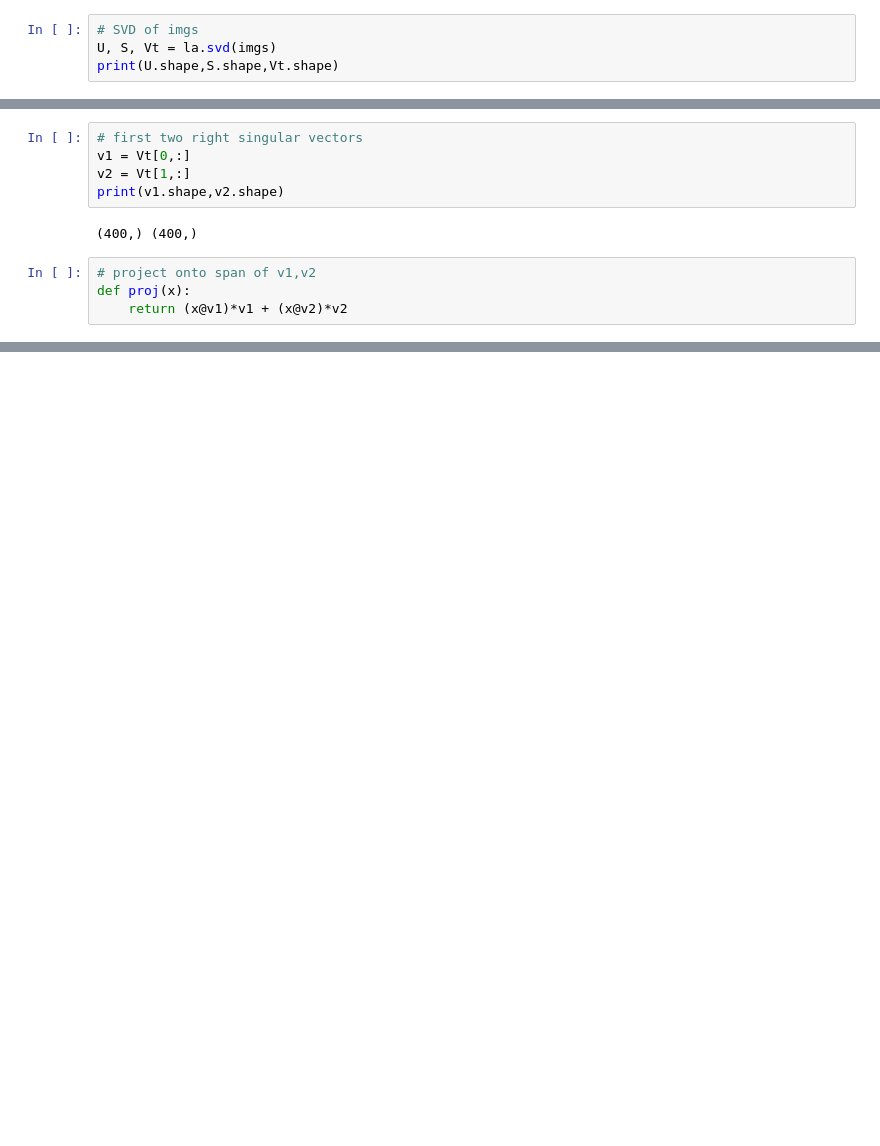
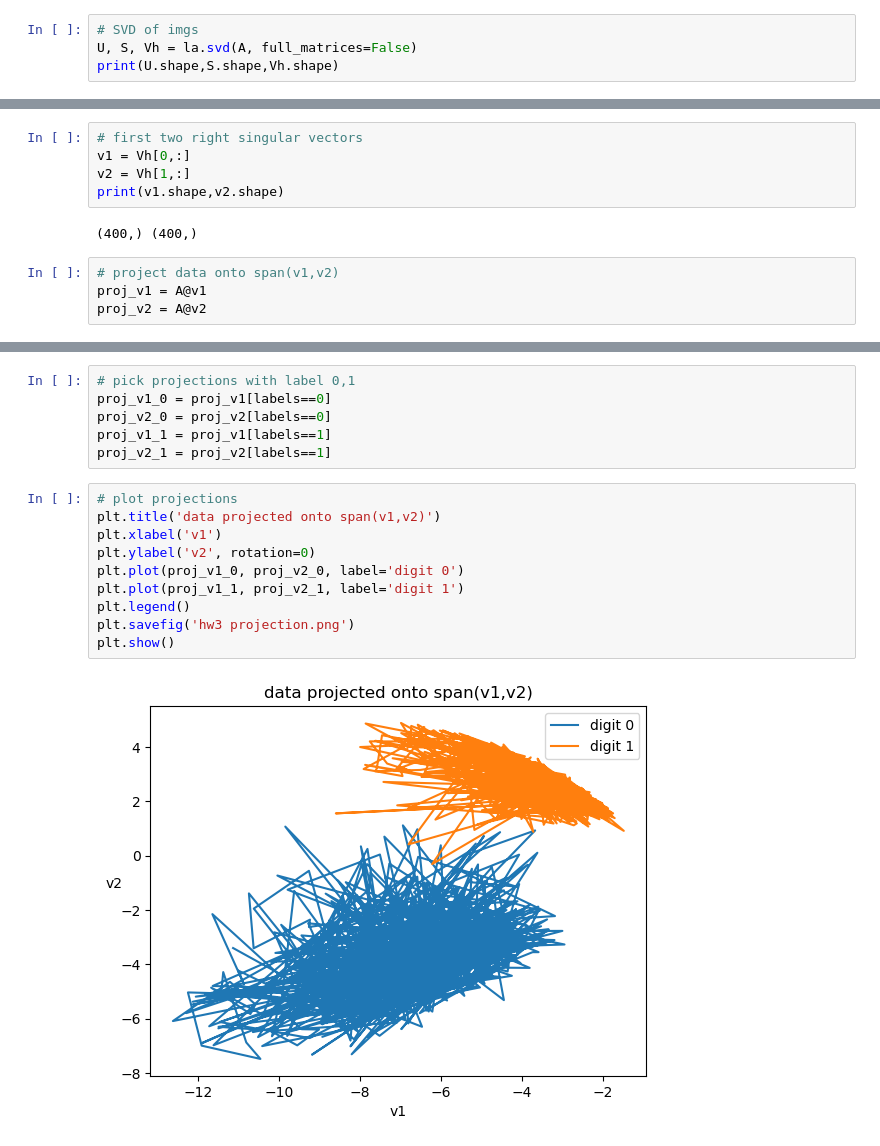
Before and after one commit to RokettoJanpu/scientific-computing-1-redux, a Jupyter notebook: hw3.ipynb, the cells around one changed output, grey strips where cells are left out. Cells and saved outputs as stored; diff of their text form; blank space fills up the shorter version.

```diff
--- a/hw3.ipynb
+++ b/hw3.ipynb
@@ -31,5 +28,5 @@ print(imgs.shape)
 # %%
 # SVD of imgs
-U, S, Vt = la.svd(imgs)
-print(U.shape,S.shape,Vt.shape)
+U, S, Vh = la.svd(A, full_matrices=False)
+print(U.shape,S.shape,Vh.shape)
 # %% [output]
@@ -37,11 +34,11 @@ print(U.shape,S.shape,Vt.shape)
 # %%
 # first two right singular vectors
-v1 = Vt[0,:]
-v2 = Vt[1,:]
+v1 = Vh[0,:]
+v2 = Vh[1,:]
 print(v1.shape,v2.shape)
 # %% [output]
 (400,) (400,)
 # %%
-# project onto span of v1,v2
-def proj(x):
-    return (x@v1)*v1 + (x@v2)*v2
+# project data onto span(v1,v2)
+proj_v1 = A@v1
+proj_v2 = A@v2
@@ -74,0 +45,18 @@ print(Vt_proj.shape)
+# %%
+# pick projections with label 0,1
+proj_v1_0 = proj_v1[labels==0]
+proj_v2_0 = proj_v2[labels==0]
+proj_v1_1 = proj_v1[labels==1]
+proj_v2_1 = proj_v2[labels==1]
+# %%
+# plot projections
+plt.title('data projected onto span(v1,v2)')
+plt.xlabel('v1')
+plt.ylabel('v2', rotation=0)
+plt.plot(proj_v1_0, proj_v2_0, label='digit 0')
+plt.plot(proj_v1_1, proj_v2_1, label='digit 1')
+plt.legend()
+plt.savefig('hw3 projection.png')
+plt.show()
+# %% [output]
+[figure, added]
```
Also changed, not shown: parts of 10 cells of this notebook, 25 other files.
